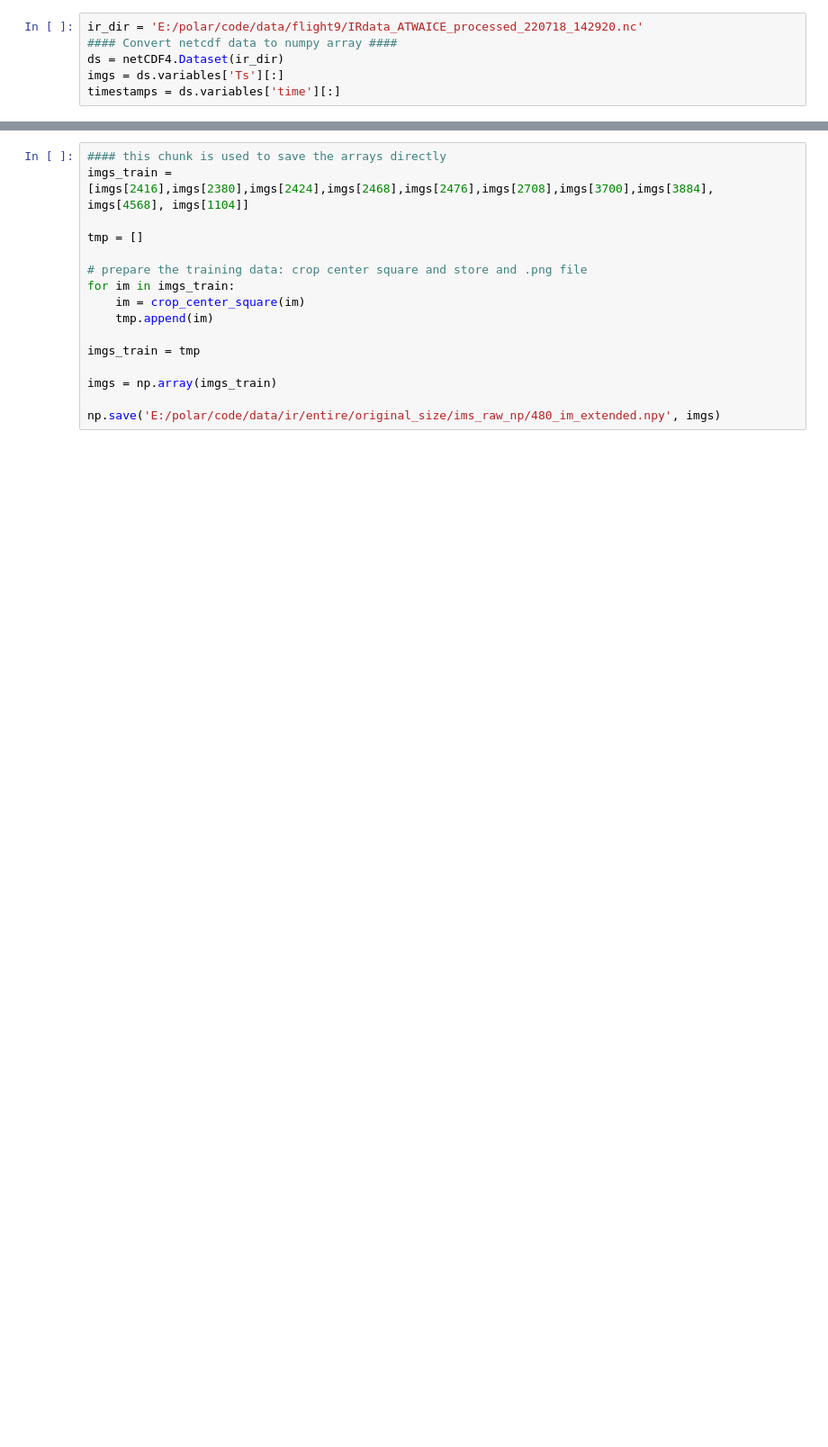
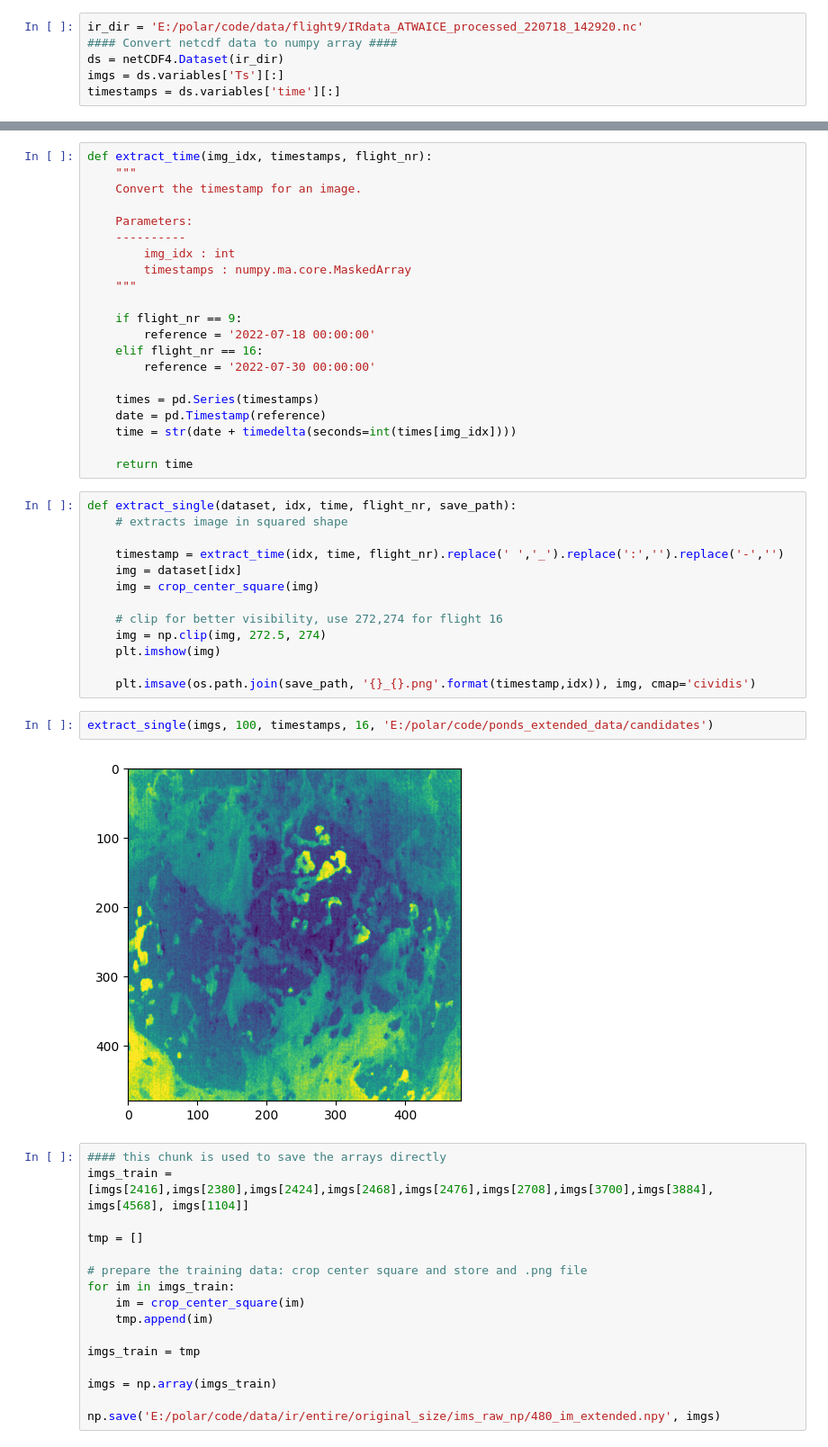
Before and after one commit to marlens123/ponds_extended, a Jupyter notebook: code/prepare_data_extended.ipynb, the cells around one changed output, grey strips where cells are left out. Shown: that part at 90% size. Saved outputs shown, nothing was run; the diff lists cells and outputs as text; blank space fills up the shorter version.

```diff
--- a/code/prepare_data_extended.ipynb
+++ b/code/prepare_data_extended.ipynb
@@ -15,3 +24,41 @@ timestamps = ds.variables['time'][:]
+# %%
+def extract_time(img_idx, timestamps, flight_nr):
+    """
+    Convert the timestamp for an image.
+
+    Parameters:
+    ----------
+        img_idx : int
+        timestamps : numpy.ma.core.MaskedArray
+    """
+
+    if flight_nr == 9:
+        reference = '2022-07-18 00:00:00'
+    elif flight_nr == 16:
+        reference = '2022-07-30 00:00:00'
+
+    times = pd.Series(timestamps)
+    date = pd.Timestamp(reference)
+    time = str(date + timedelta(seconds=int(times[img_idx])))
+
+    return time
+# %%
+def extract_single(dataset, idx, time, flight_nr, save_path):
+    # extracts image in squared shape
+
+    timestamp = extract_time(idx, time, flight_nr).replace(' ','_').replace(':','').replace('-','')
+    img = dataset[idx]
+    img = crop_center_square(img)
+
+    # clip for better visibility, use 272,274 for flight 16
+    img = np.clip(img, 272.5, 274)
+    plt.imshow(img)
+
+    plt.imsave(os.path.join(save_path, '{}_{}.png'.format(timestamp,idx)), img, cmap='cividis')
+# %%
+extract_single(imgs, 100, timestamps, 16, 'E:/polar/code/ponds_extended_data/candidates')
+# %% [output]
+[figure, added]
 # %%
 #### this chunk is used to save the arrays directly
 imgs_train = [imgs[2416],imgs[2380],imgs[2424],imgs[2468],imgs[2476],imgs[2708],imgs[3700],imgs[3884], imgs[4568], imgs[1104]]
```
Also changed, not shown: parts of 2 cells of this notebook, 3 other files.
